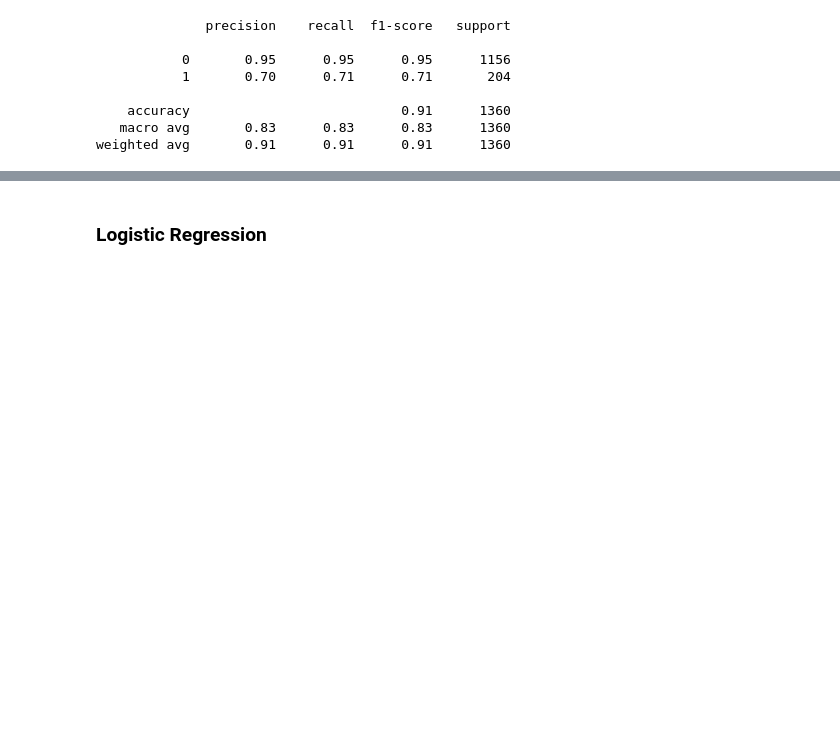
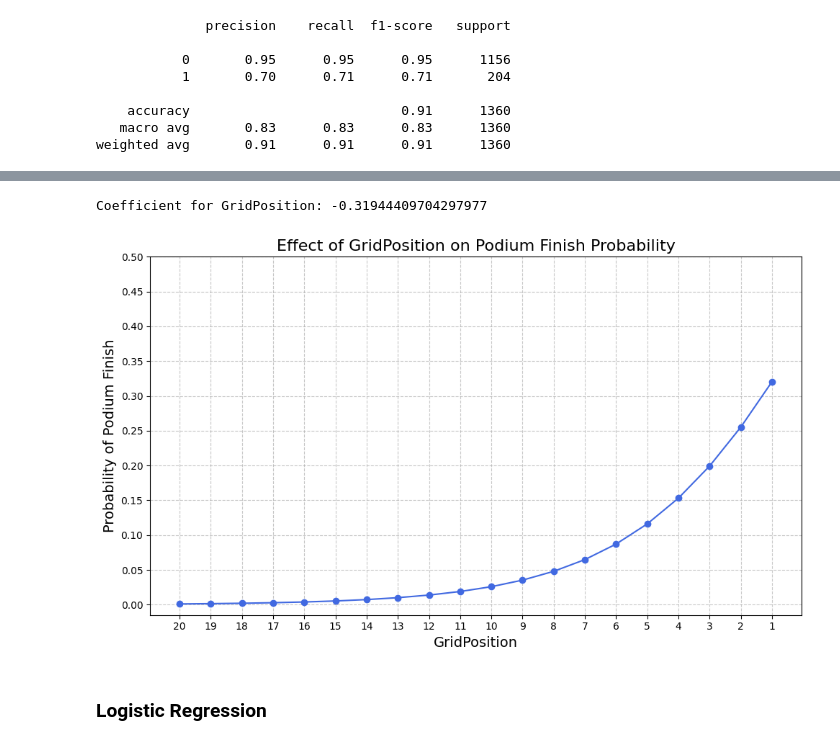
Before and after one commit to AndyZ-CYC/F1_Predictive_Models, a Jupyter notebook: Position_Predictor.ipynb, the cells around one changed output, grey strips where cells are left out. Saved outputs shown, nothing was run; the diff lists cells and outputs as text; code cells hidden in the pictures; blank space fills up the shorter version.

```diff
--- a/Position_Predictor.ipynb
+++ b/Position_Predictor.ipynb
@@ -252,3 +276,39 @@ weighted avg       0.91      0.91      0.91      1360
+# %%
+# Extract the coefficient for GridPosition
+grid_position_coef = log_reg.coef_[0][X.columns.get_loc('GridPosition')]
+print(f"Coefficient for GridPosition: {grid_position_coef}")
+
+# Visualize the effect of GridPosition on the probability of a podium finish
+
+grid_positions = np.arange(1, 21)
+baseline_features = np.zeros(X.shape[1])
+grid_position_probabilities = []
+
+for grid_position in grid_positions:
+    baseline_features[X.columns.get_loc('GridPosition')] = grid_position
+    prob = log_reg.predict_proba([baseline_features])[0, 1]
+    grid_position_probabilities.append(prob)
+
+# Plot the relationship
+plt.figure(figsize=(10, 6))
+plt.plot(grid_positions, grid_position_probabilities, marker='o', linestyle='-', color='royalblue')
+plt.title('Effect of GridPosition on Podium Finish Probability', fontsize=16)
+plt.xlabel('GridPosition', fontsize=14)
+plt.ylabel('Probability of Podium Finish', fontsize=14)
+
+# Adjust x-axis to show integers only
+plt.xticks(grid_positions)
+plt.yticks(np.linspace(0, 0.5, 11))
+plt.gca().invert_xaxis()
+
+# Add gridlines
+plt.grid(True, linestyle='--', alpha=0.7)
+plt.tight_layout()
+
+plt.show()
+# %% [output]
+Coefficient for GridPosition: -0.31944409704297977
+[figure, added]
 # %% [markdown]
 ### Logistic Regression
 # %%
```
Also changed, not shown: parts of 1 cell of this notebook.
